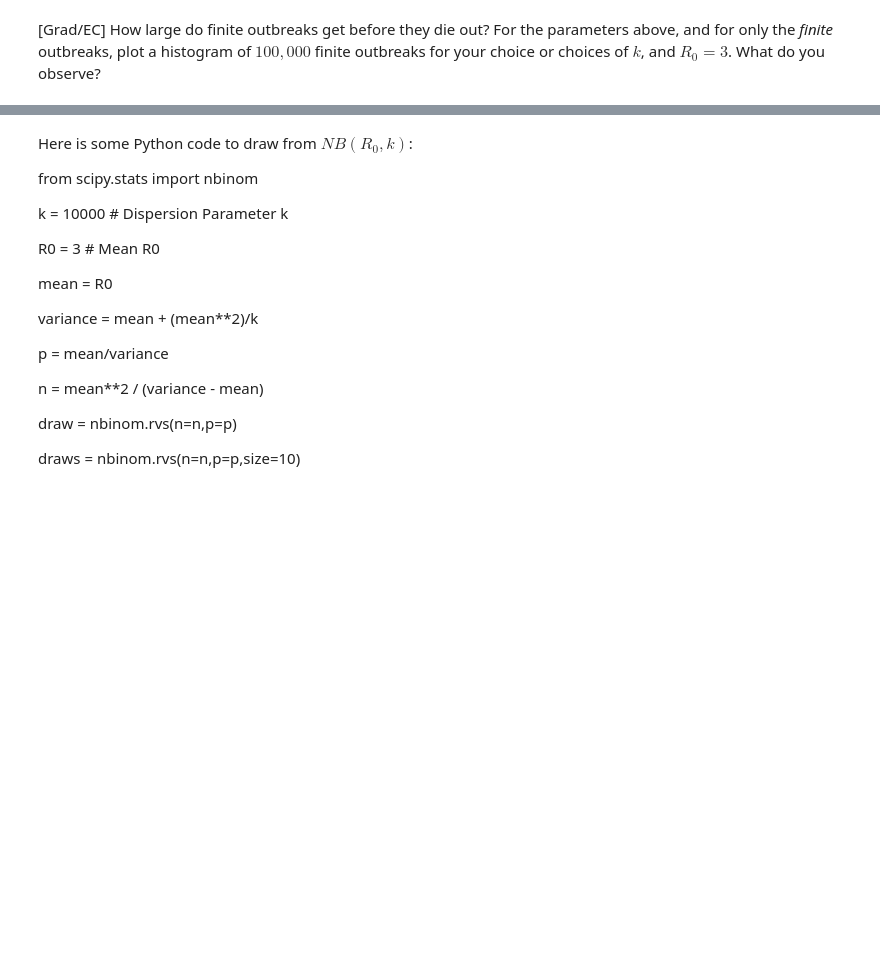
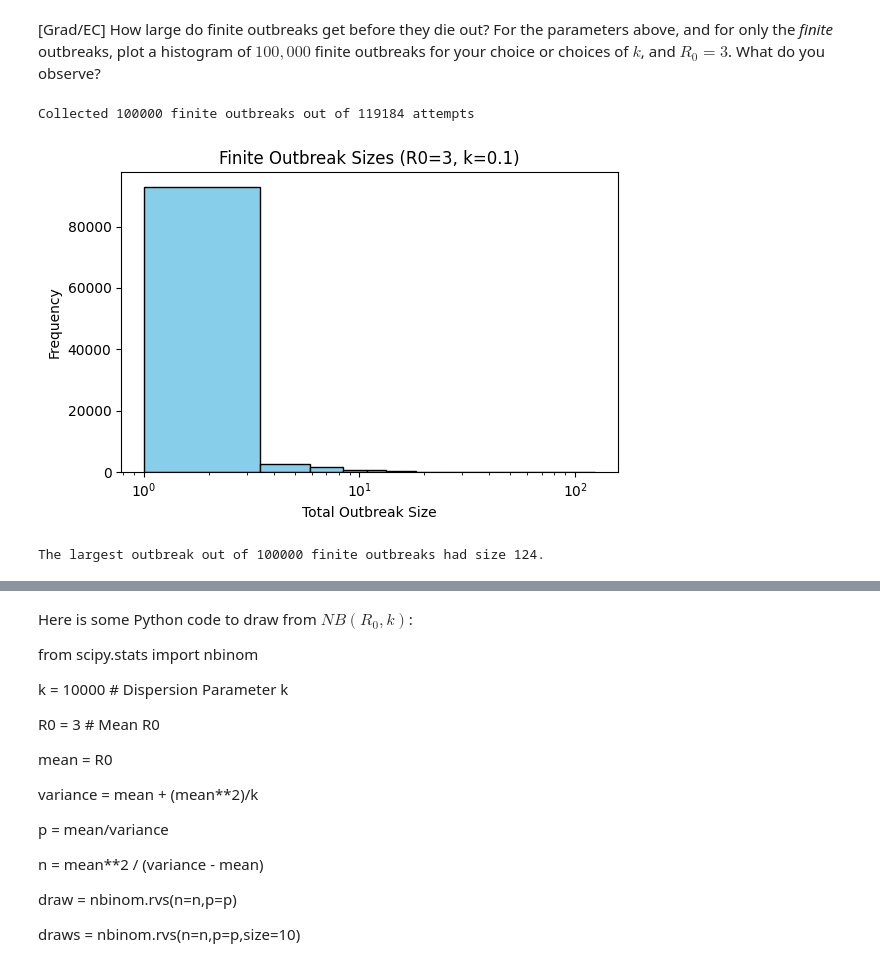
Before and after one commit to mathstud/csci5897, a Jupyter notebook: Homeworks/hw_3.ipynb, the cells around one changed output, grey strips where cells are left out. Saved outputs shown, nothing was run; the diff lists cells and outputs as text; code cells hidden in the pictures; blank space fills up the shorter version.

```diff
--- a/Homeworks/hw_3.ipynb
+++ b/Homeworks/hw_3.ipynb
@@ -208,2 +286,55 @@ b. How does $k$ affect $q$? Explain what this means in terms of the relationship
 # %% [markdown]
 [Grad/EC] How large do finite outbreaks get before they die out? For the parameters above, and for only the *finite* outbreaks, plot a histogram of $100,000$ finite outbreaks for your choice or choices of $k$, and $R_0=3$. What do you observe?
+# %%
+from scipy.stats import nbinom
+import matplotlib.pyplot as plt
+
+def simulate_branching_safe(R0, k, max_gen=1000, max_total=100000):
+    """Simulate a single branching process, return total infections if finite and not too large."""
+    n, p = nb_params_from_R0_k(R0, k)
+
+    total = 1
+    current_gen_size = 1
+
+    for _ in range(max_gen):
+        new_cases = nbinom.rvs(n=n, p=p, size=current_gen_size)
+        current_gen_size = new_cases.sum()
+        total += current_gen_size
+        if current_gen_size == 0:
+            return total  # outbreak died out
+        if total > max_total:  # prevent runaway growth
+            return None
+    return None
+
+# parameters
+R0 = 3
+k = 0.1
+n_finite = 100000  # num of finite outbreaks to collect
+
+finite_sizes = []
+attempts = 0
+while len(finite_sizes) < n_finite and attempts < 300000:
+    s = simulate_branching_safe(R0, k)
+    attempts += 1
+    if s is not None:
+        finite_sizes.append(s)
+
+print(f"Collected {len(finite_sizes)} finite outbreaks out of {attempts} attempts")
+# %% [output]
+Collected 100000 finite outbreaks out of 119184 attempts
+# %%
+# plot histogram
+plt.figure(figsize=(6,4))
+plt.hist(finite_sizes, bins=50, color='skyblue', edgecolor='k')
+plt.title(f"Finite Outbreak Sizes (R0={R0}, k={k})")
+plt.xlabel("Total Outbreak Size")
+plt.ylabel("Frequency")
+plt.xscale('log')  # log scale shows long-tailed nature
+plt.tight_layout()
+plt.show()
+# %% [output]
+[figure, added]
+# %%
+print(f"The largest outbreak out of {len(finite_sizes)} finite outbreaks had size {max(finite_sizes)}.")
+# %% [output]
+The largest outbreak out of 100000 finite outbreaks had size 124.
```
Also changed, not shown: parts of 3 cells of this notebook.
